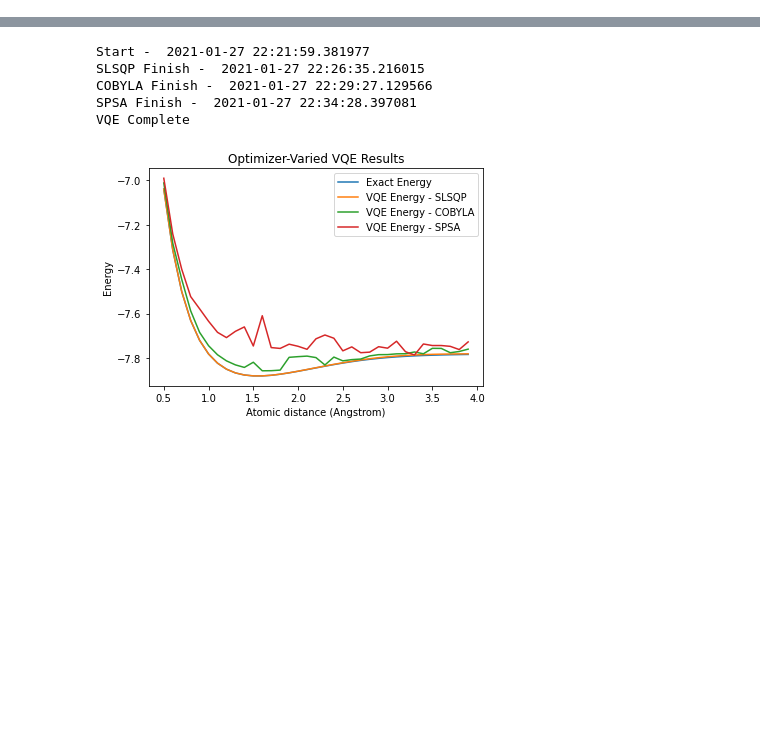
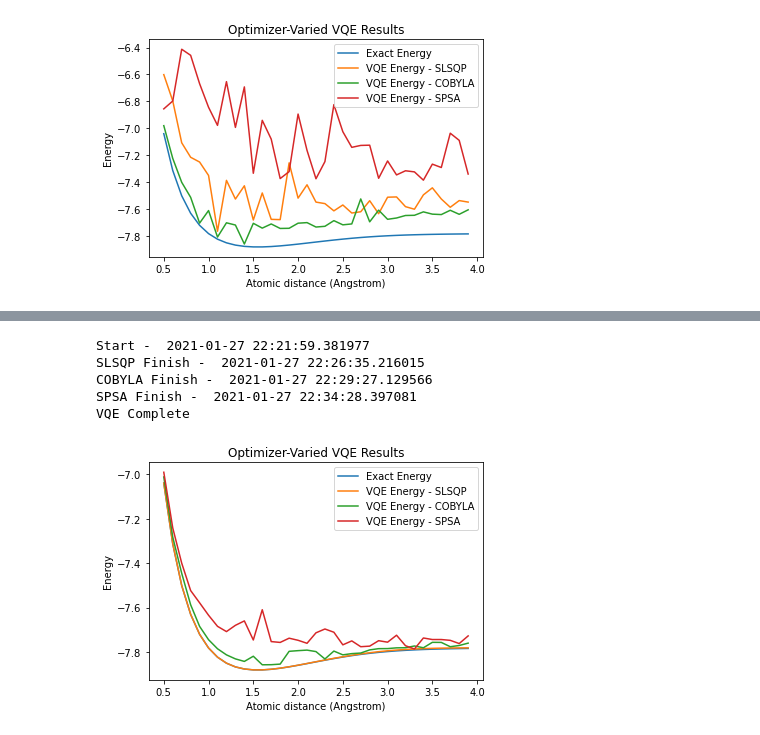
Before and after one commit to sclang16/QOCA-VQE-pipeline, a Jupyter notebook: vqe_pipeline.ipynb, the cells around one changed output, grey strips where cells are left out. Drawn from its saved outputs; the diff is of its cells as text; code cells hidden in the pictures; blank space fills up the shorter version.

Commit message:
Preliminary QOCA VQE runs and isolated testing

```diff
--- a/vqe_pipeline.ipynb
+++ b/vqe_pipeline.ipynb
@@ -88,4 +86,12 @@ def get_UCCSD_var_form(num_spin_orbitals, num_particles, initial_state):
                 qubit_mapping='parity'
     )
     return vf
+# %%
+def get_QOCA_var_form(num_spin_orbitals, initial_state):
+    vf = QOCA(
+            num_qubits = num_spin_orbitals - 2,
+            reps = 1,
+            initial_state = initial_state
+    )
+    return vf
 # %%
@@ -175,11 +178,11 @@ def vqe_test(distances, optimizers, backend, ansatz_type):
                 qubit_mapping='parity'
             )
 
-            if ansatz_type == "UCCSD"
+            if ansatz_type == "UCCSD":
                 variational_circ = get_UCCSD_var_form(num_spin_orbitals, num_particles, initial_state)
-            # elif ansatz_type == "QOCA"
-                # variational_circ = get_QOCA_var_form()
-            else
+            elif ansatz_type == "QOCA":
+                variational_circ = get_QOCA_var_form(num_spin_orbitals, initial_state)
+            else:
                 raise RuntimeError("Unsupported ansatz")
 
             # Measures iterations only at equilibrium.
@@ -201,7 +204,8 @@ def plot_potential_well(opt_labels, distances, vqe_energies, exact_energies):
         ARGS:
             opt_labels (String[]): names of trials to generate legend
             distances (float[]): array of bondlengths for LiH
-            vqe_energies
+            vqe_energies (float[]): VQE-estimated ground state energies for range
+                of bond lengths
             exact_energies (float[]): array of eigensolver-calculated ground state
                 energies across the range in distances
 
@@ -235,3 +241,11 @@ def plot_iterations(opt_labels, converge_itrs, converge_vals):
     plt.title('VQE Convergence')
     plt.legend()
     plt.show()
+# %%
+backend = BasicAer.get_backend("statevector_simulator")
+ds = np.arange(0.5, 4.0, 0.1)
+os = {"SLSQP":SLSQP(maxiter=6),
+      "COBYLA":COBYLA(maxiter=500, disp=False, rhobeg=1.0, tol=0.05),
+      "SPSA":SPSA(maxiter=50, save_steps=1, last_avg=1, c0=1.0, c1=0.1, c2=0.15, c3=0.02, c4=-0.4, skip_calibration=False)}
+
+exact_energies, vqe_energies, converge_itrs, converge_vals, converge_stdevs = vqe_test(distances = ds, optimizers = os, backend = backend, ansatz_type = "QOCA")
@@ -237,0 +258,5 @@ def plot_iterations(opt_labels, converge_itrs, converge_vals):
+# %%
+plot_potential_well(opt_labels = ["SLSQP","COBYLA","SPSA"], distances = ds, vqe_energies = vqe_energies,
+                   exact_energies = exact_energies)
+# %% [output]
+[figure, added]
```
Also changed, not shown: parts of 7 cells of this notebook, 4 other files.
